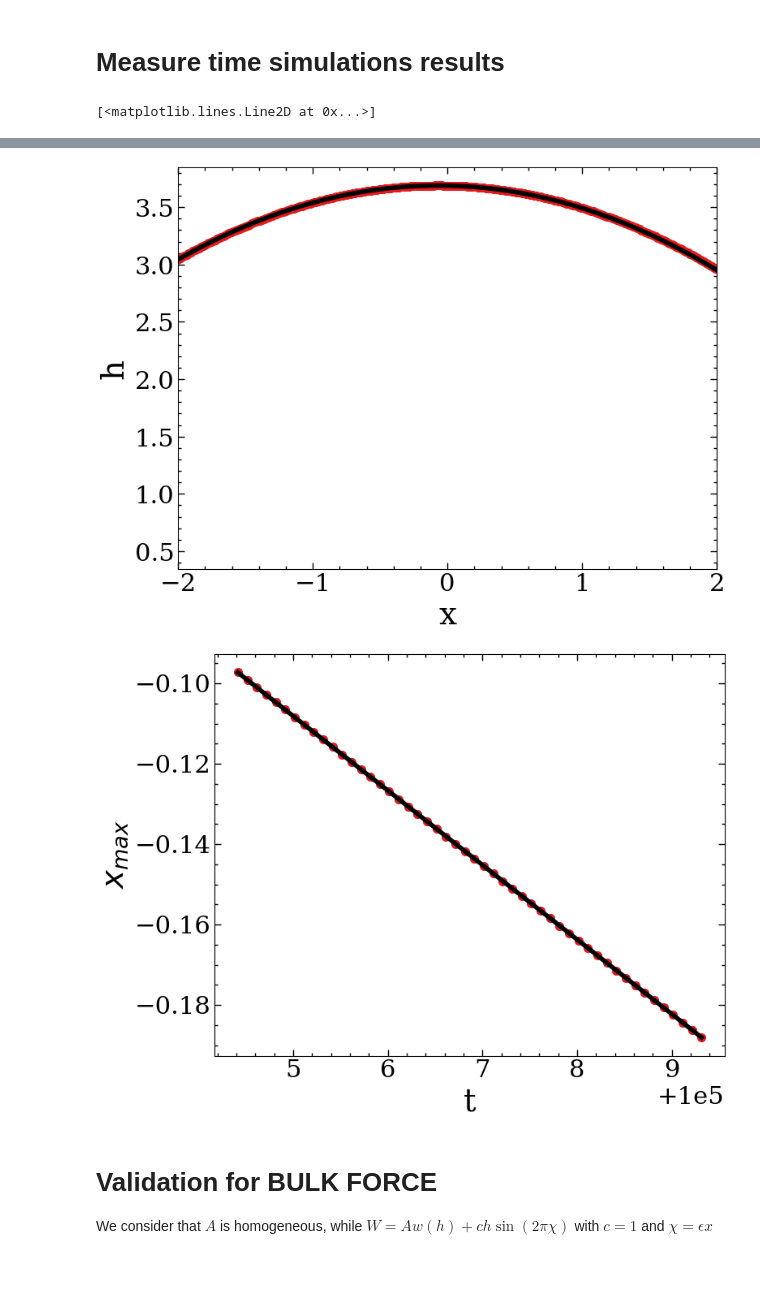
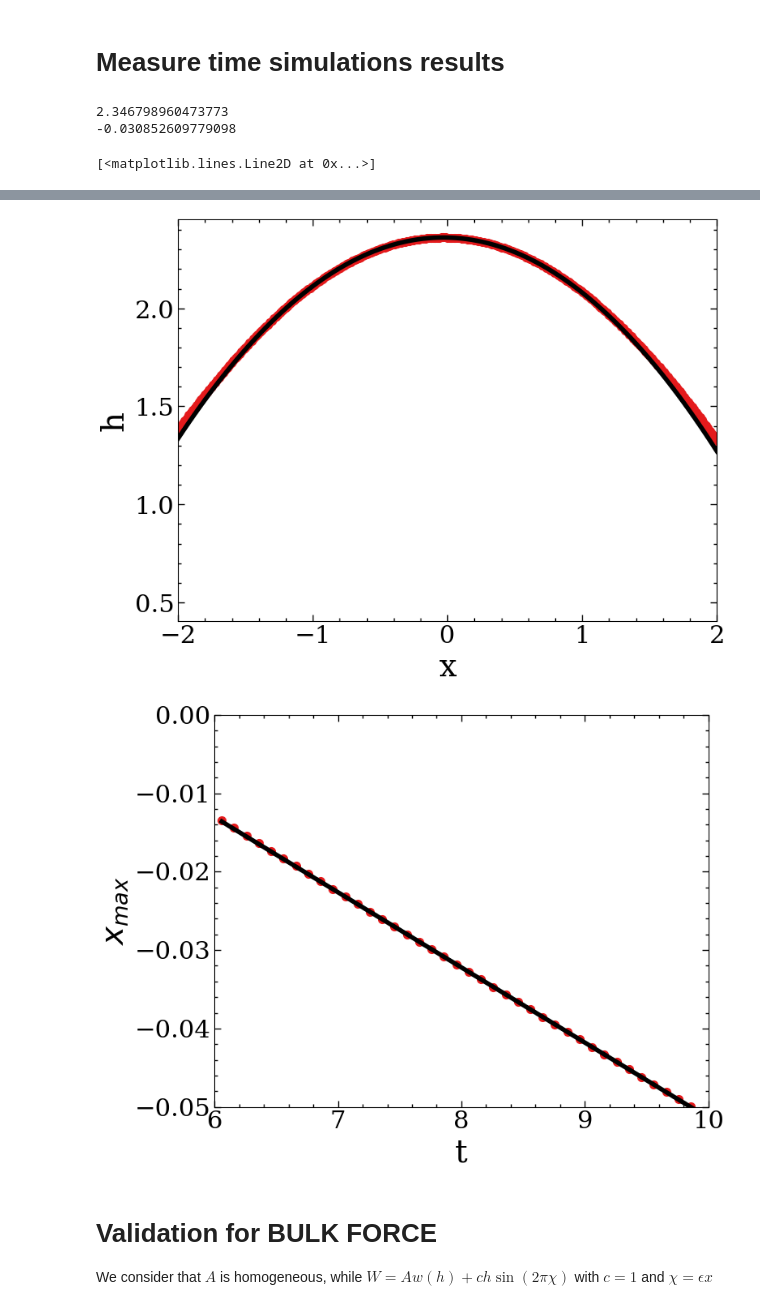
Before and after one commit to suanno/drop-dynamics, a Jupyter notebook: 1D analysis/pbc/pbc_validation.ipynb, the cells around one changed output, grey strips where cells are left out. Drawn from its saved outputs; the diff is of its cells as text; code cells hidden in the pictures; blank space fills up the shorter version.

Commit message:
2D droplet motion is not linear in time at beginning in FEM simulations

```diff
--- a/1D analysis/pbc/pbc_validation.ipynb
+++ b/1D analysis/pbc/pbc_validation.ipynb
@@ -130,7 +149,7 @@ def analyze_simulation(directory):
 # %%
 ha=0.5
 eps=0.001
-hc=20
+hc=6
 # Read hmax(t)
 res=analyze_simulation(f"pbc_hcenter_{hc:g}_c=1_eps={eps:g}/domain")
 hmax_ = res[-1,2]
@@ -187,6 +206,7 @@ plt.plot(np.linspace(-2,2,100), p(np.linspace(-2,2,100)), 'r-',color='black')  #
 xmax = -b / (2 * a)
 print(xmax)
 
+"""
 ### Fit of xdot
 plt.figure()
 plt.ylabel('$x_{max}$')
@@ -194,9 +214,25 @@ plt.xlabel('t')
 xx = np.array(res[-50:,1])
 tt = np.array(res[-50:,0])
 c = np.polyfit(tt,xx,deg=1)
+"""
+### Fit of xdot
+plt.figure()
+plt.ylabel('$x_{max}$')
+plt.xlabel('t')
+tt = np.array(res[:,0])
+xx = np.array(res[:,1])
+mask = tt > 6
+tt = tt[mask]
+xx = xx[mask]
+c = np.polyfit(tt[15:30],xx[15:30],deg=1) # Skip the time when the force is turned on
+plt.xlim(6,10)
+plt.ylim(-0.05,0)
+
 p = np.poly1d(c)
 plt.plot(tt,xx,'.')
 plt.plot(tt,p(tt),'r-',color='black')  # Plot the fitted line
 #plt.plot(res[:,0],res[:,1])
 # %% [output]
-[<matplotlib.lines.Line2D at 0x...>]
+2.346798960473773
+-0.030852609779098
+[<matplotlib.lines.Line2D at 0x...>]
@@ -204,5 +240,5 @@ plt.plot(tt,p(tt),'r-',color='black')  # Plot the fitted line
-[figure, old version]
+[figure, new version]
-[figure, old version]
+[figure, new version]
 # %% [markdown]
 # Validation for BULK FORCE
 We consider that $A$ is homogeneous, while $W=Aw(h)+ch\sin(2\pi \chi)$ with $c=1$ and $\chi=\epsilon x$
```
Also changed, not shown: parts of 5 cells of this notebook, 5 other files.
